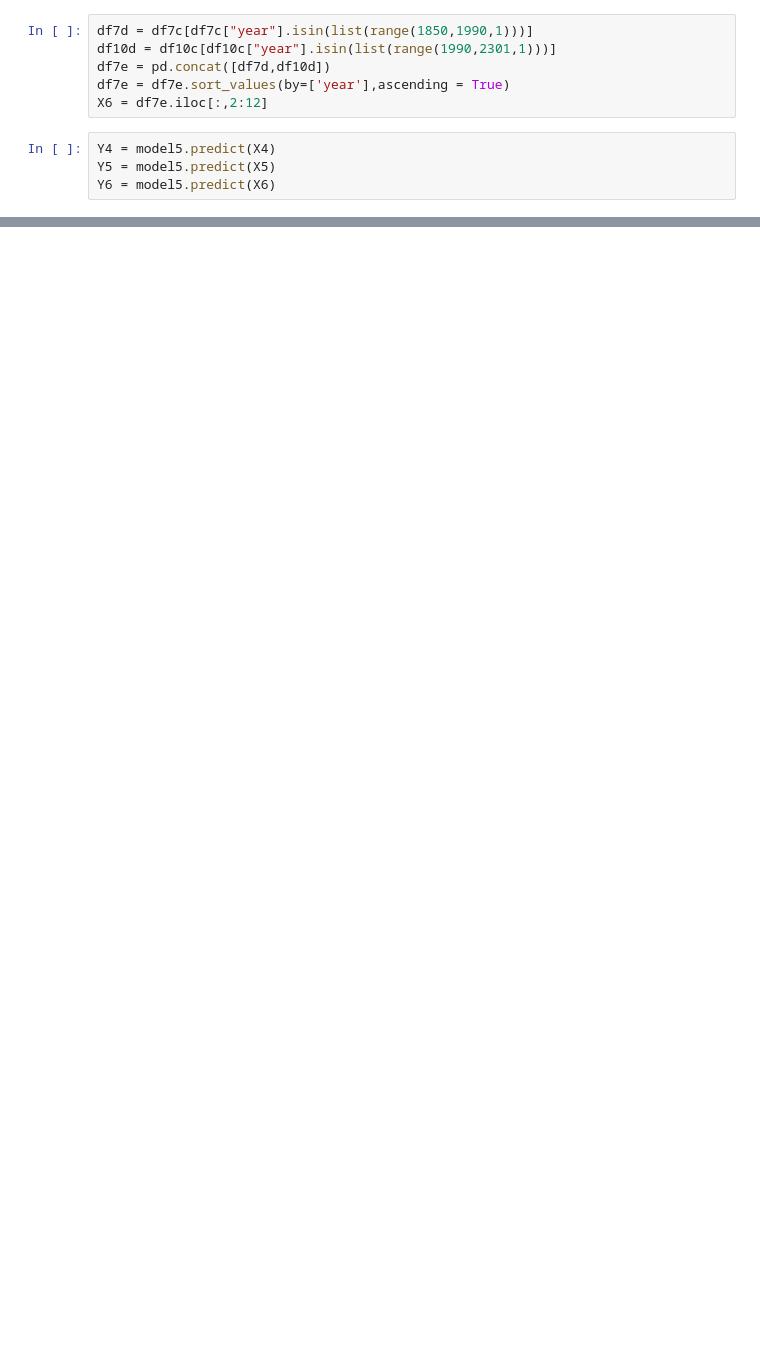
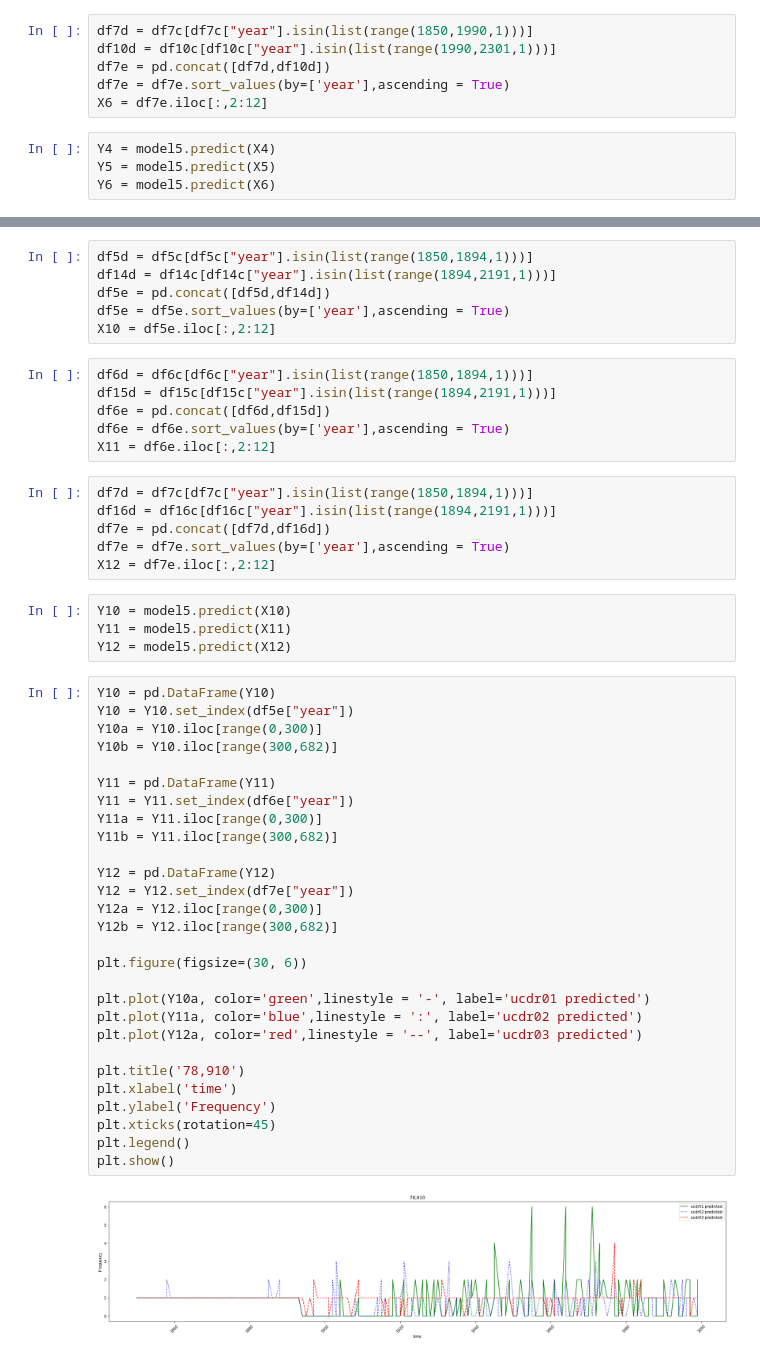
Before and after one commit to tigerjk726/Bumjoong, a Jupyter notebook: Typhoon_modeling_Korea_20221216(78,910)_Prediction.ipynb, the cells around one changed output, grey strips where cells are left out. Cells and saved outputs as stored; diff of their text form; blank space fills up the shorter version.

```diff
--- a/Typhoon_modeling_Korea_20221216(78,910)_Prediction.ipynb
+++ b/Typhoon_modeling_Korea_20221216(78,910)_Prediction.ipynb
@@ -321,0 +439,52 @@ plt.show()
+# %%
+df5d = df5c[df5c["year"].isin(list(range(1850,1894,1)))]
+df14d = df14c[df14c["year"].isin(list(range(1894,2191,1)))]
+df5e = pd.concat([df5d,df14d])
+df5e = df5e.sort_values(by=['year'],ascending = True)
+X10 = df5e.iloc[:,2:12]
+# %%
+df6d = df6c[df6c["year"].isin(list(range(1850,1894,1)))]
+df15d = df15c[df15c["year"].isin(list(range(1894,2191,1)))]
+df6e = pd.concat([df6d,df15d])
+df6e = df6e.sort_values(by=['year'],ascending = True)
+X11 = df6e.iloc[:,2:12]
+# %%
+df7d = df7c[df7c["year"].isin(list(range(1850,1894,1)))]
+df16d = df16c[df16c["year"].isin(list(range(1894,2191,1)))]
+df7e = pd.concat([df7d,df16d])
+df7e = df7e.sort_values(by=['year'],ascending = True)
+X12 = df7e.iloc[:,2:12]
+# %%
+Y10 = model5.predict(X10)
+Y11 = model5.predict(X11)
+Y12 = model5.predict(X12)
+# %%
+Y10 = pd.DataFrame(Y10)
+Y10 = Y10.set_index(df5e["year"])
+Y10a = Y10.iloc[range(0,300)]
+Y10b = Y10.iloc[range(300,682)]
+
+Y11 = pd.DataFrame(Y11)
+Y11 = Y11.set_index(df6e["year"])
+Y11a = Y11.iloc[range(0,300)]
+Y11b = Y11.iloc[range(300,682)]
+
+Y12 = pd.DataFrame(Y12)
+Y12 = Y12.set_index(df7e["year"])
+Y12a = Y12.iloc[range(0,300)]
+Y12b = Y12.iloc[range(300,682)]
+
+plt.figure(figsize=(30, 6))
+
+plt.plot(Y10a, color='green',linestyle = '-', label='ucdr01 predicted')
+plt.plot(Y11a, color='blue',linestyle = ':', label='ucdr02 predicted')
+plt.plot(Y12a, color='red',linestyle = '--', label='ucdr03 predicted')
+
+plt.title('78,910')
+plt.xlabel('time')
+plt.ylabel('Frequency')
+plt.xticks(rotation=45)
+plt.legend()
+plt.show()
+# %% [output]
+[figure, added]
```
Also changed, not shown: parts of 68 cells of this notebook.
